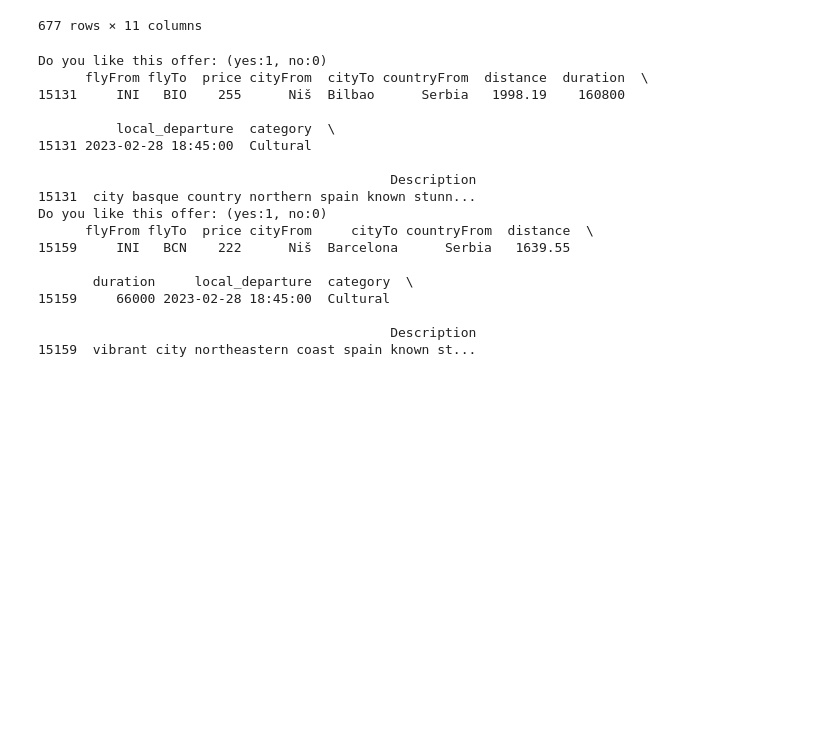
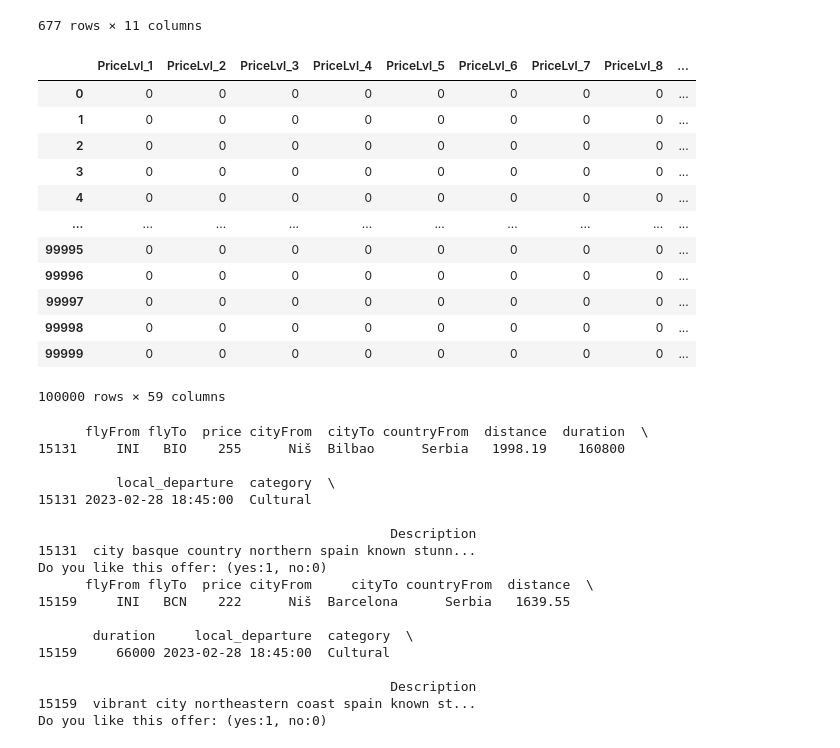
Before and after one commit to yalsaffar/Tourism-Recommendation-System, a Jupyter notebook: lib/models/model_inital_testing.ipynb, the cells around one changed output. Saved outputs shown, nothing was run; the diff lists cells and outputs as text; code cells hidden in the pictures; blank space fills up the shorter version.

```diff
--- a/lib/models/model_inital_testing.ipynb
+++ b/lib/models/model_inital_testing.ipynb
@@ -54,4 +57,20 @@ flights_reco('TIA','ALC','ALC',titles,indices, cosine_sim,df)
 677 rows × 11 columns
 # %%
 _, user_df, pool_df = data_strcture()
+# %%
+user_df
+# %% [output]
+|  | PriceLvl_1 | PriceLvl_2 | PriceLvl_3 | PriceLvl_4 | PriceLvl_5 | PriceLvl_6 | PriceLvl_7 | PriceLvl_8 | ... |
+| 0 | 0 | 0 | 0 | 0 | 0 | 0 | 0 | 0 | ... |
+| 1 | 0 | 0 | 0 | 0 | 0 | 0 | 0 | 0 | ... |
+| 2 | 0 | 0 | 0 | 0 | 0 | 0 | 0 | 0 | ... |
+| 3 | 0 | 0 | 0 | 0 | 0 | 0 | 0 | 0 | ... |
+| 4 | 0 | 0 | 0 | 0 | 0 | 0 | 0 | 0 | ... |
+| ... | ... | ... | ... | ... | ... | ... | ... | ... | ... |
+| 99995 | 0 | 0 | 0 | 0 | 0 | 0 | 0 | 0 | ... |
+| 99996 | 0 | 0 | 0 | 0 | 0 | 0 | 0 | 0 | ... |
+| 99997 | 0 | 0 | 0 | 0 | 0 | 0 | 0 | 0 | ... |
+| 99998 | 0 | 0 | 0 | 0 | 0 | 0 | 0 | 0 | ... |
+| 99999 | 0 | 0 | 0 | 0 | 0 | 0 | 0 | 0 | ... |
+100000 rows × 59 columns
 # %%
@@ -159,11 +98,11 @@ for i in range(2):
     time_max_col = user_df.filter(['EarlyMorning', 'Morning', 'Noon', 'Afternoon', 'Evening', 'Night']).idxmax(axis=1)
 
     if i != 3:
-        reco = model(location,previous,cities_dict[highest_city])
+        reco = Flights_Reco(location,previous,cities_dict[highest_city])
     elif i == 6:
-        reco = model(location,previous,cities_dict[third_highest_city])
+        reco = Flights_Reco(location,previous,cities_dict[third_highest_city])
     else:
-        reco = model(location,previous,cities_dict[second_highest_city])
+        reco = Flights_Reco(location,previous,cities_dict[second_highest_city])
     reco['local_departure'] = pd.to_datetime(reco['local_departure'])
 
     reco_filtered = reco[(reco['price'] >= price_ranges[str(price_max_col[0])][0]) & (reco['price'] <= price_ranges[str(price_max_col[0])][1])]
@@ -180,14 +119,13 @@ for i in range(2):
     previous = reco_final['flyTo'].iloc[0]
 
     #print(reco_final.head(1))
+    print(reco_final.head(1))
     print("Do you like this offer: (yes:1, no:0)")
     indicator = input()
 
 
     pool_df, user_df = users(0 ,df, user_df, pool_df, reco_final['cityTo'].iloc[0], reco_final['category'].iloc[0], reco_final['price'].iloc[0], str(reco_final['local_departure'].iloc[0]), indicator)
-    print(reco_final.head(1))
 # %% [output]
-Do you like this offer: (yes:1, no:0)
       flyFrom flyTo  price cityFrom  cityTo countryFrom  distance  duration  \
 15131     INI   BIO    255      Niš  Bilbao      Serbia   1998.19    160800
 
@@ -205,3 +143,4 @@ Do you like this offer: (yes:1, no:0)
 
                                              Description
 15159  vibrant city northeastern coast spain known st...
+Do you like this offer: (yes:1, no:0)
```
Also changed, not shown: parts of 7 cells of this notebook, 11 other files.
